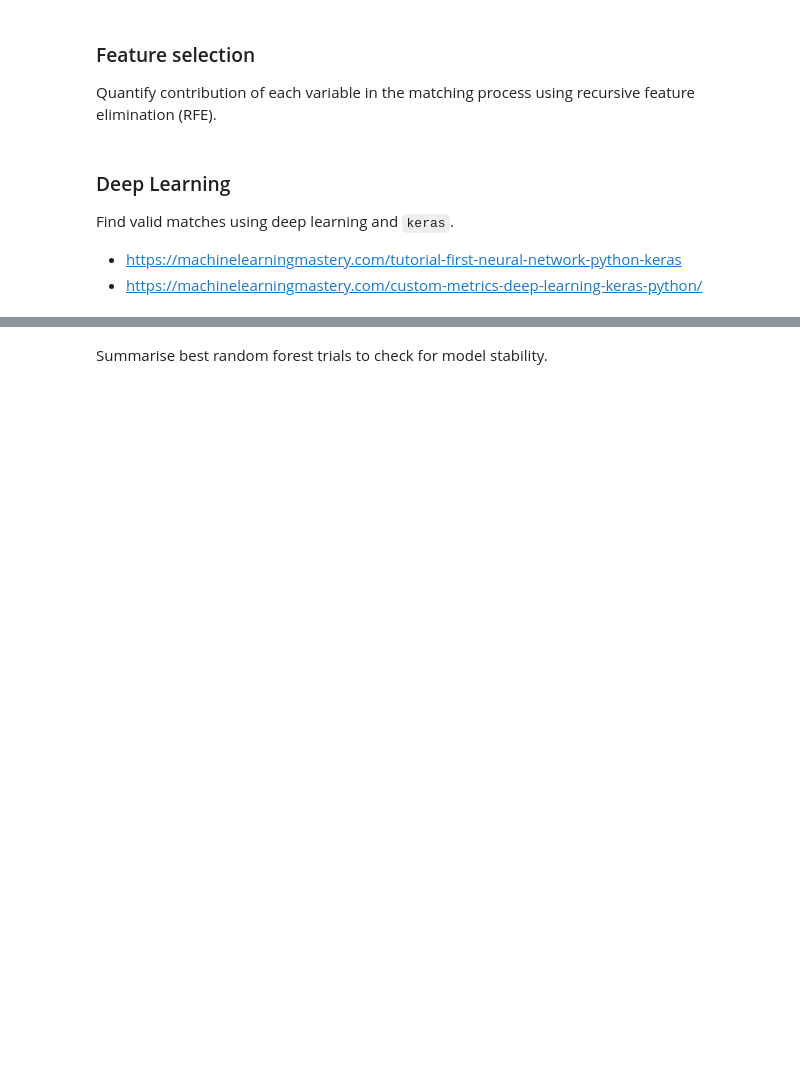
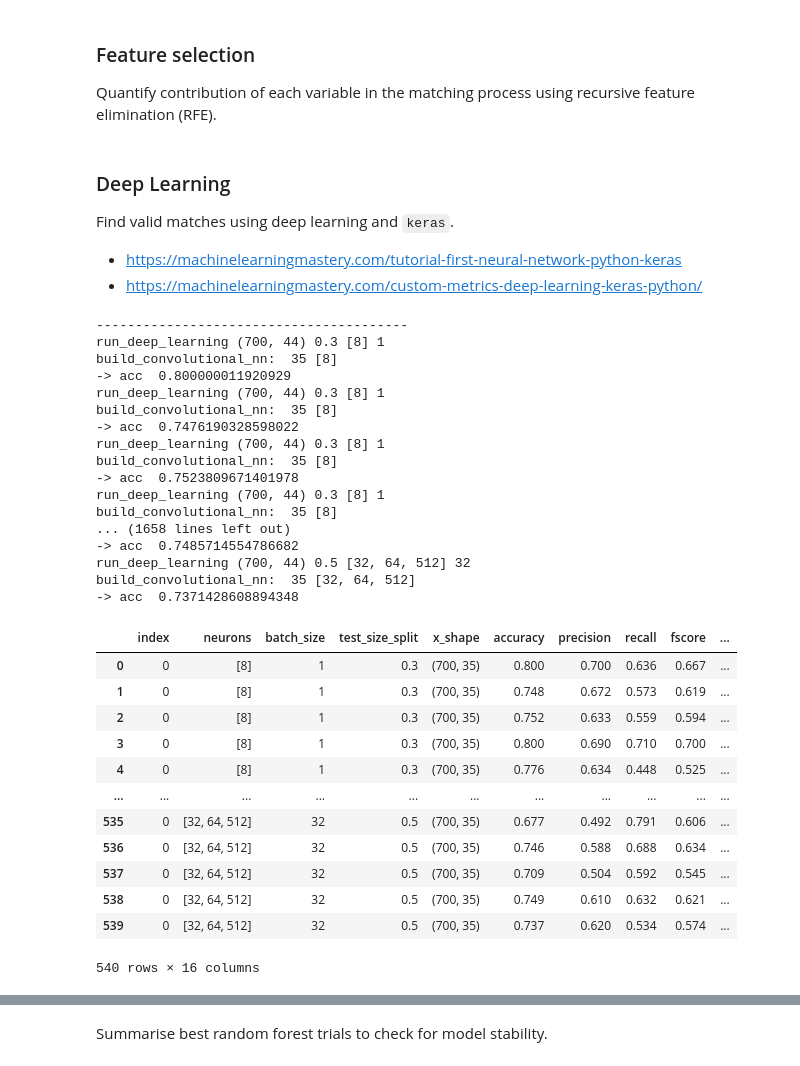
Before and after one commit to Birkbeck/museums-in-the-pandemic, a Jupyter notebook: mip/notebooks/01_indicator_match_validation.ipynb, the cells around one changed output, grey strips where cells are left out. Cells and saved outputs as stored; diff of their text form; code cells hidden in the pictures; blank space fills up the shorter version.

```diff
--- a/mip/notebooks/01_indicator_match_validation.ipynb
+++ b/mip/notebooks/01_indicator_match_validation.ipynb
@@ -823,7 +957,7 @@ def backward_elimination():
     print(selected_features_BE)
     return selected_features_BE
 
-eval_dfs = ['matches_valid_ann_df_v2.pik']
+eval_dfs = ['matches_valid_ann_df_v3.pik']
 
 for valid_ann_df_fn in eval_dfs:
     # load validation dataset
@@ -910,6 +1044,8 @@ def run_deep_learning(df, test_size, neurons, batch_size, early_stopping_monitor
     print('run_deep_learning', df.shape, test_size, neurons, batch_size)
     # get only numeric columns
     x_data = df.select_dtypes(include=[np.number])
+    x_data = x_data.drop(columns=['page_id', 'session_id'])
+
     if True:
         # create scaler
         scaler = MinMaxScaler()
@@ -956,13 +1092,15 @@ def run_deep_learning(df, test_size, neurons, batch_size, early_stopping_monitor
             'precision': [round(precision,3)],
             'recall': [round(recall,3)],
             'fscore': [round(fscore,3)],
+            'true_pos': [round(tp,3)],
+            'true_neg': [round(tn,3)],
             'false_pos': [round(fp,3)],
             'false_neg': [round(fn,3)],
             'loss': [round(loss,3)],
             'accuracy_train_max': [round(max(history.history['binary_accuracy']),3)]
         }
         del tn, fp, fn, tp
-        return res_d, model
+        return res_d, model, x_data.columns
 
     if False:
         # cross validation
@@ -979,41 +1117,72 @@ def run_deep_learning(df, test_size, neurons, batch_size, early_stopping_monitor
         print("Smaller: %.2f%% (%.2f%%)" % (results.mean()*100, results.std()*100))
 # %%
 # set input for deep learning
-valid_ann_df_fn = 'matches_valid_ann_df_v2.pik'
+valid_ann_df_fn = 'matches_valid_ann_df_v3.pik'
 valid_ann_df = pd.read_pickle(out_folder+'data/annotations/'+valid_ann_df_fn)
 
 neuron_blocks = [
     [8],
     [8,16],
-    #[32,32],
-    #[8,16,32],
-    #[256,512],
-    #[32,64,512]
+    [32,32],
+    [8,16,32],
+    [256,512],
+    [32,64,512]
 ]
 n_trials = 10
-test_split_sizes = [.4] # [.4]
-batch_sizes = [8] #[1,8,32]
+test_split_sizes = [.3,.4,.5] # [.4]
+batch_sizes = [1,8,32] #[1,8,32]
 
 # loop over parameters
 resdf = pd.DataFrame()
 
 for batch_size in batch_sizes:
     for test_size in test_split_sizes:
         for neur in neuron_blocks:
             print("-"*40)
             for i in range(n_trials):
                 res_d, _ = run_deep_learning(valid_ann_df, test_size, neur, batch_size)
                 df = pd.DataFrame.from_dict(res_d)
                 df['trial'] = i
                 resdf = pd.concat([resdf, df])
                 del df
 
 resdf = resdf.reset_index()
 resdf.to_excel(out_folder+'tmp/match_validation_model_comparison_deeplearning.xlsx', index=False)
 
 del valid_ann_df, test_split_sizes, neuron_blocks, n_trials, valid_ann_df_fn
 
 resdf
+# %% [output]
+----------------------------------------
+run_deep_learning (700, 44) 0.3 [8] 1
+build_convolutional_nn:  35 [8]
+-> acc  0.800000011920929
+run_deep_learning (700, 44) 0.3 [8] 1
+build_convolutional_nn:  35 [8]
+-> acc  0.7476190328598022
+run_deep_learning (700, 44) 0.3 [8] 1
+build_convolutional_nn:  35 [8]
+-> acc  0.7523809671401978
+run_deep_learning (700, 44) 0.3 [8] 1
+build_convolutional_nn:  35 [8]
+... (1658 lines left out)
+-> acc  0.7485714554786682
+run_deep_learning (700, 44) 0.5 [32, 64, 512] 32
+build_convolutional_nn:  35 [32, 64, 512]
+-> acc  0.7371428608894348
+|  | index | neurons | batch_size | test_size_split | x_shape | accuracy | precision | recall | fscore | ... |
+| 0 | 0 | [8] | 1 | 0.3 | (700, 35) | 0.800 | 0.700 | 0.636 | 0.667 | ... |
+| 1 | 0 | [8] | 1 | 0.3 | (700, 35) | 0.748 | 0.672 | 0.573 | 0.619 | ... |
+| 2 | 0 | [8] | 1 | 0.3 | (700, 35) | 0.752 | 0.633 | 0.559 | 0.594 | ... |
+| 3 | 0 | [8] | 1 | 0.3 | (700, 35) | 0.800 | 0.690 | 0.710 | 0.700 | ... |
+| 4 | 0 | [8] | 1 | 0.3 | (700, 35) | 0.776 | 0.634 | 0.448 | 0.525 | ... |
+| ... | ... | ... | ... | ... | ... | ... | ... | ... | ... | ... |
+| 535 | 0 | [32, 64, 512] | 32 | 0.5 | (700, 35) | 0.677 | 0.492 | 0.791 | 0.606 | ... |
+| 536 | 0 | [32, 64, 512] | 32 | 0.5 | (700, 35) | 0.746 | 0.588 | 0.688 | 0.634 | ... |
+| 537 | 0 | [32, 64, 512] | 32 | 0.5 | (700, 35) | 0.709 | 0.504 | 0.592 | 0.545 | ... |
+| 538 | 0 | [32, 64, 512] | 32 | 0.5 | (700, 35) | 0.749 | 0.610 | 0.632 | 0.621 | ... |
+| 539 | 0 | [32, 64, 512] | 32 | 0.5 | (700, 35) | 0.737 | 0.620 | 0.534 | 0.574 | ... |
+540 rows × 16 columns
 # %% [markdown]
 ### Summarise trials
 
```
Also changed, not shown: parts of 30 cells of this notebook, 7 other files.
